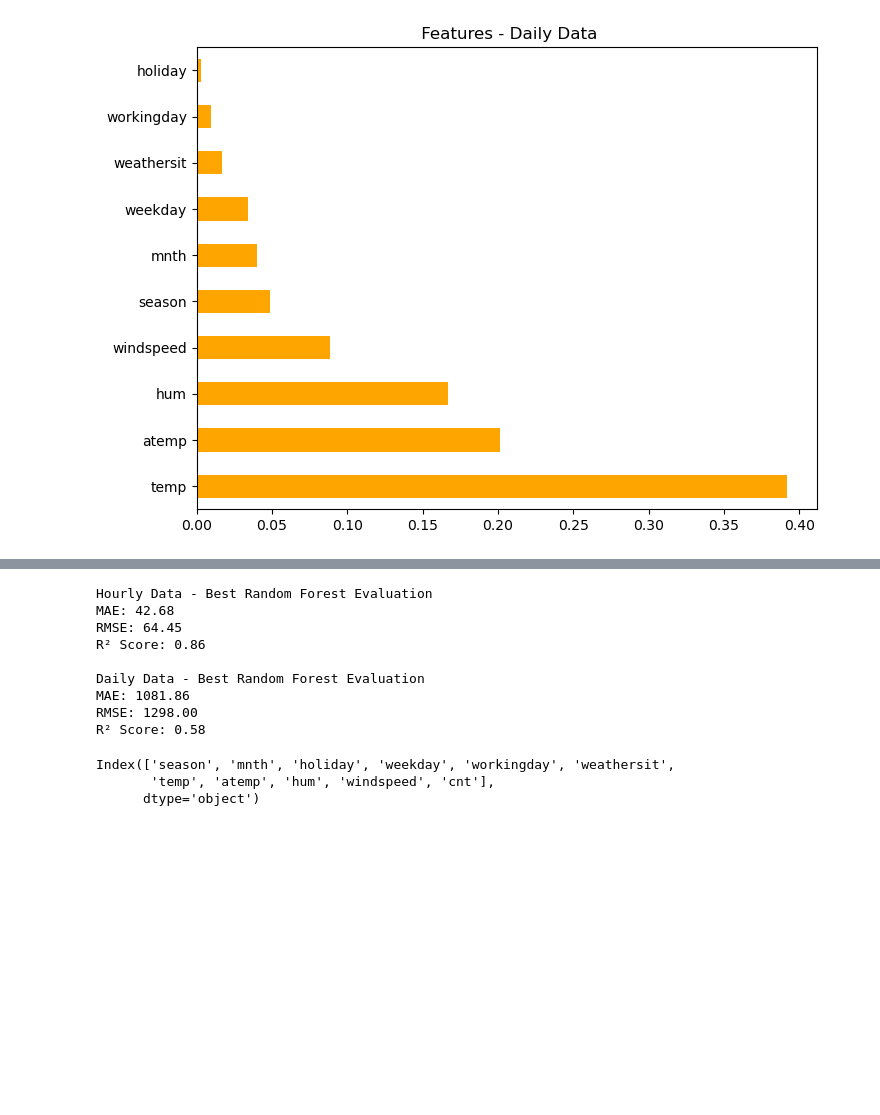
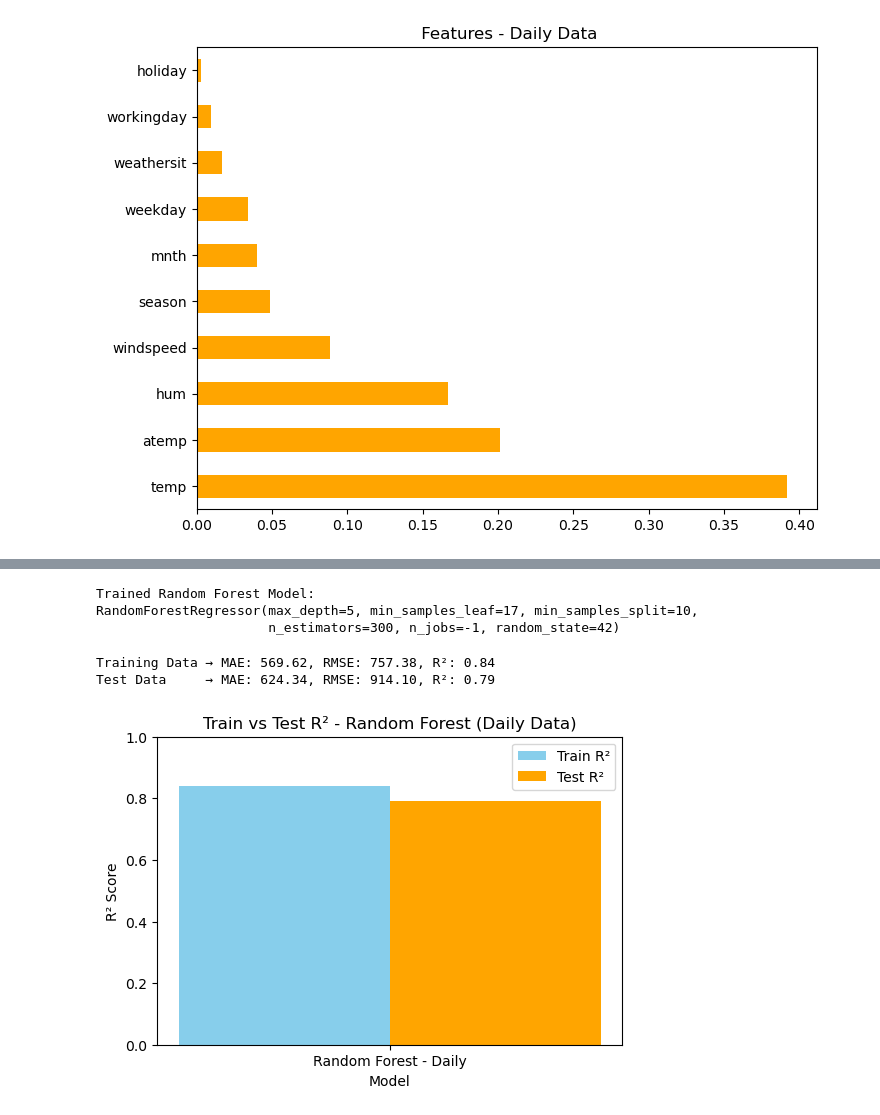
Before and after one commit to springboardmentor2468a-lab/Projects_2, a Jupyter notebook: Week 4.ipynb, the cells around one changed output, grey strips where cells are left out. Cells and saved outputs as stored; diff of their text form; code cells hidden in the pictures; blank space fills up the shorter version.

```diff
--- a/Week 4.ipynb
+++ b/Week 4.ipynb
@@ -384,0 +529,9 @@ Daily Best RF Params: {'max_depth': 20, 'min_samples_leaf': 2, 'min_samples_spli
+# %%
+# Training
+rf_day.fit(X_train_scaled, y_train)
+print("Trained Random Forest Model:")
+print(rf_day)
+# %% [output]
+Trained Random Forest Model:
+RandomForestRegressor(max_depth=5, min_samples_leaf=17, min_samples_split=10,
+                      n_estimators=300, n_jobs=-1, random_state=42)
@@ -385,27 +542,39 @@ Daily Best RF Params: {'max_depth': 20, 'min_samples_leaf': 2, 'min_samples_spli
+# %%
+# Evaluation metrics
+mae_train = mean_absolute_error(y_train, y_train_pred)
+rmse_train = np.sqrt(mean_squared_error(y_train, y_train_pred))
+r2_train = r2_score(y_train, y_train_pred)
+
+mae_test = mean_absolute_error(y_test, y_test_pred)
+rmse_test = np.sqrt(mean_squared_error(y_test, y_test_pred))
+r2_test = r2_score(y_test, y_test_pred)
+
+print(f"Training Data → MAE: {mae_train:.2f}, RMSE: {rmse_train:.2f}, R²: {r2_train:.2f}")
+print(f"Test Data     → MAE: {mae_test:.2f}, RMSE: {rmse_test:.2f}, R²: {r2_test:.2f}")
+# %% [output]
+Training Data → MAE: 569.62, RMSE: 757.38, R²: 0.84
+Test Data     → MAE: 624.34, RMSE: 914.10, R²: 0.79
 # %%
-#Evaluate Best Random Forest
-def evaluate_best_model(model, X_test, y_test, dataset_name="Dataset"):
-    y_pred = model.predict(X_test)
-    mae = mean_absolute_error(y_test, y_pred)
-    rmse = np.sqrt(mean_squared_error(y_test, y_pred))
-    r2 = r2_score(y_test, y_pred)
+#bar chart
+# Values
+models = ['Random Forest - Daily']
+train_r2 = [0.84]  # your training R²
+test_r2  = [0.79]  # your test R²
 
-    print(f"{dataset_name} - Best Random Forest Evaluation")
-    print(f"MAE: {mae:.2f}")
-    print(f"RMSE: {rmse:.2f}")
-    print(f"R² Score: {r2:.2f}\n")
-    return y_pred
-# Evaluate Hourly Best Random Forest
-y_pred_hr = evaluate_best_model(best_rf_hr, X_test_hr, y_test_hr, "Hourly Data")
-# Evaluate Daily Best Random Forest
-y_pred_day = evaluate_best_model(best_rf_day, X_test_day, y_test_day, "Daily Data")
+# Plot
+plt.figure(figsize=(6,4))
+bar_width = 0.4
+x = range(len(models))
+
+plt.bar(x, train_r2, width=bar_width, label='Train R²', color='skyblue')
+plt.bar([i + bar_width for i in x], test_r2, width=bar_width, label='Test R²', color='orange')
+
+plt.xlabel("Model")
+plt.ylabel("R² Score")
+plt.title("Train vs Test R² - Random Forest (Daily Data)")
+plt.xticks([i + bar_width/2 for i in x], models)
+plt.ylim(0,1)
+plt.legend()
+plt.show()
 # %% [output]
-Hourly Data - Best Random Forest Evaluation
-MAE: 42.68
-RMSE: 64.45
-R² Score: 0.86
-
-Daily Data - Best Random Forest Evaluation
-MAE: 1081.86
-RMSE: 1298.00
-R² Score: 0.58
+[figure, added]
@@ -415,6 +580,0 @@ from sklearn.preprocessing import StandardScaler
-# %%
-print(day.columns)
-# %% [output]
-Index(['season', 'mnth', 'holiday', 'weekday', 'workingday', 'weathersit',
-       'temp', 'atemp', 'hum', 'windspeed', 'cnt'],
-      dtype='object')
```
Also changed, not shown: parts of 41 cells of this notebook.
